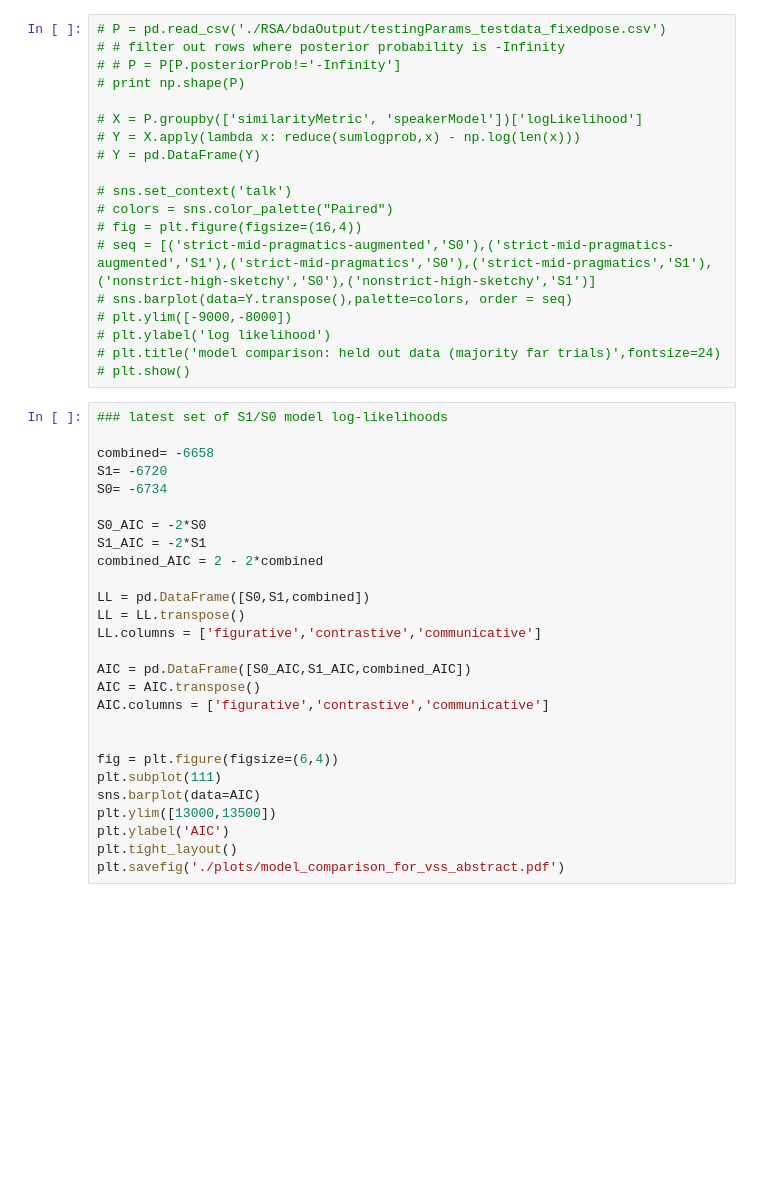
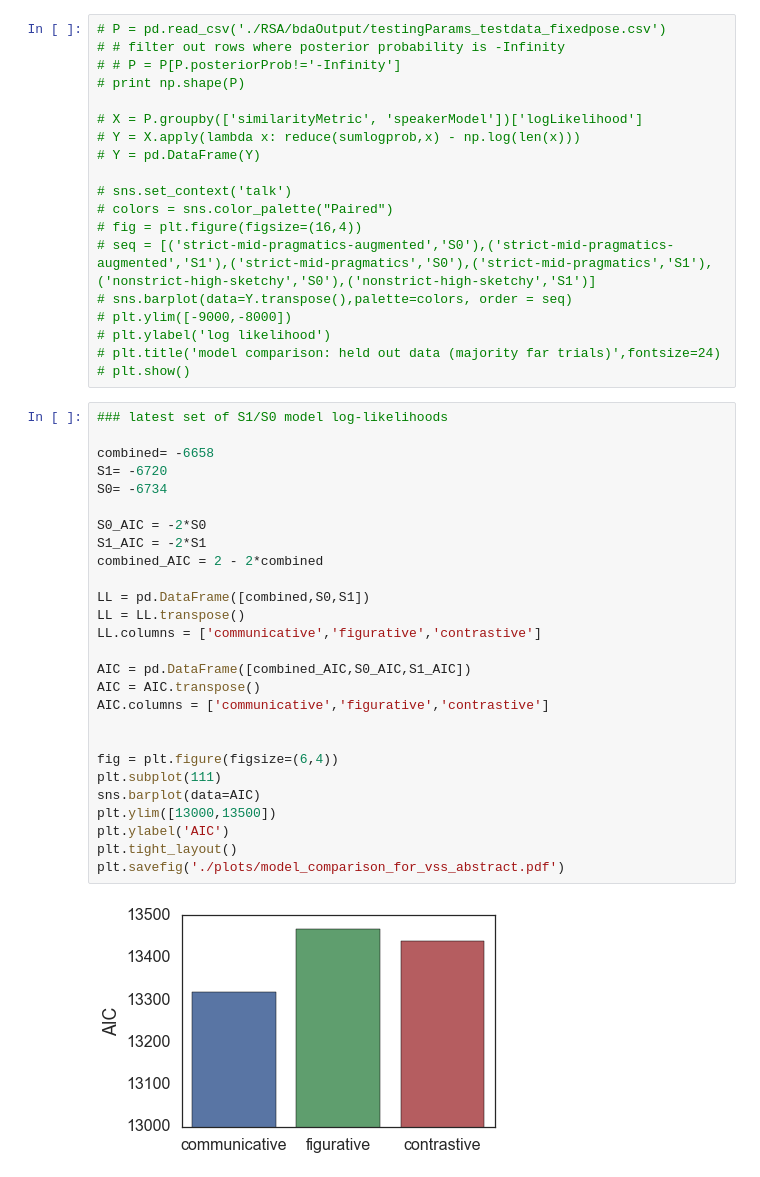
Before and after one commit to judithfan/visual_communication_in_context, a Jupyter notebook: analysis/pilot2_analysis_sketchpad_basic.ipynb, the cells around one changed output. Saved outputs shown, nothing was run; the diff lists cells and outputs as text; blank space fills up the shorter version.

```diff
--- a/analysis/pilot2_analysis_sketchpad_basic.ipynb
+++ b/analysis/pilot2_analysis_sketchpad_basic.ipynb
@@ -889,27 +887,29 @@ Y
 # %%
 ### latest set of S1/S0 model log-likelihoods
 
 combined= -6658
 S1= -6720
 S0= -6734
 
 S0_AIC = -2*S0
 S1_AIC = -2*S1
 combined_AIC = 2 - 2*combined
 
-LL = pd.DataFrame([S0,S1,combined])
+LL = pd.DataFrame([combined,S0,S1])
 LL = LL.transpose()
-LL.columns = ['figurative','contrastive','communicative']
+LL.columns = ['communicative','figurative','contrastive']
 
-AIC = pd.DataFrame([S0_AIC,S1_AIC,combined_AIC])
+AIC = pd.DataFrame([combined_AIC,S0_AIC,S1_AIC])
 AIC = AIC.transpose()
-AIC.columns = ['figurative','contrastive','communicative']
+AIC.columns = ['communicative','figurative','contrastive']
 
 
 fig = plt.figure(figsize=(6,4))
 plt.subplot(111)
 sns.barplot(data=AIC)
 plt.ylim([13000,13500])
 plt.ylabel('AIC')
 plt.tight_layout()
 plt.savefig('./plots/model_comparison_for_vss_abstract.pdf')
+# %% [output]
+[figure, added]
```
Also changed, not shown: parts of 14 cells of this notebook.
